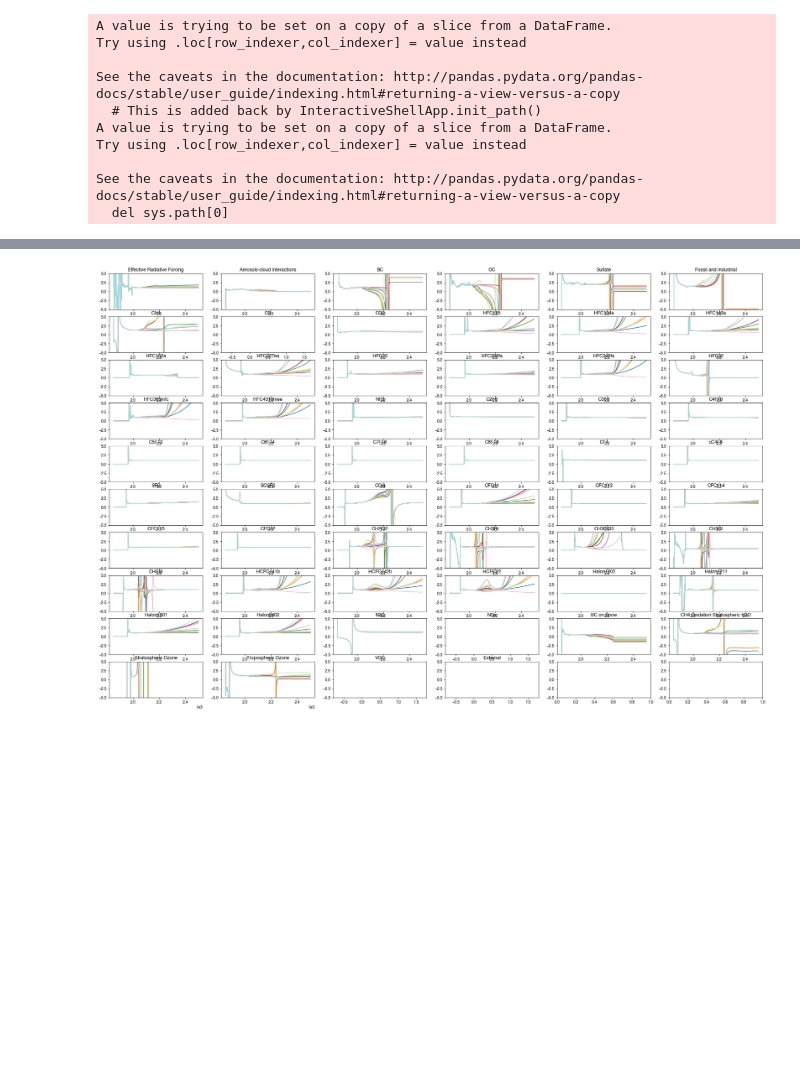
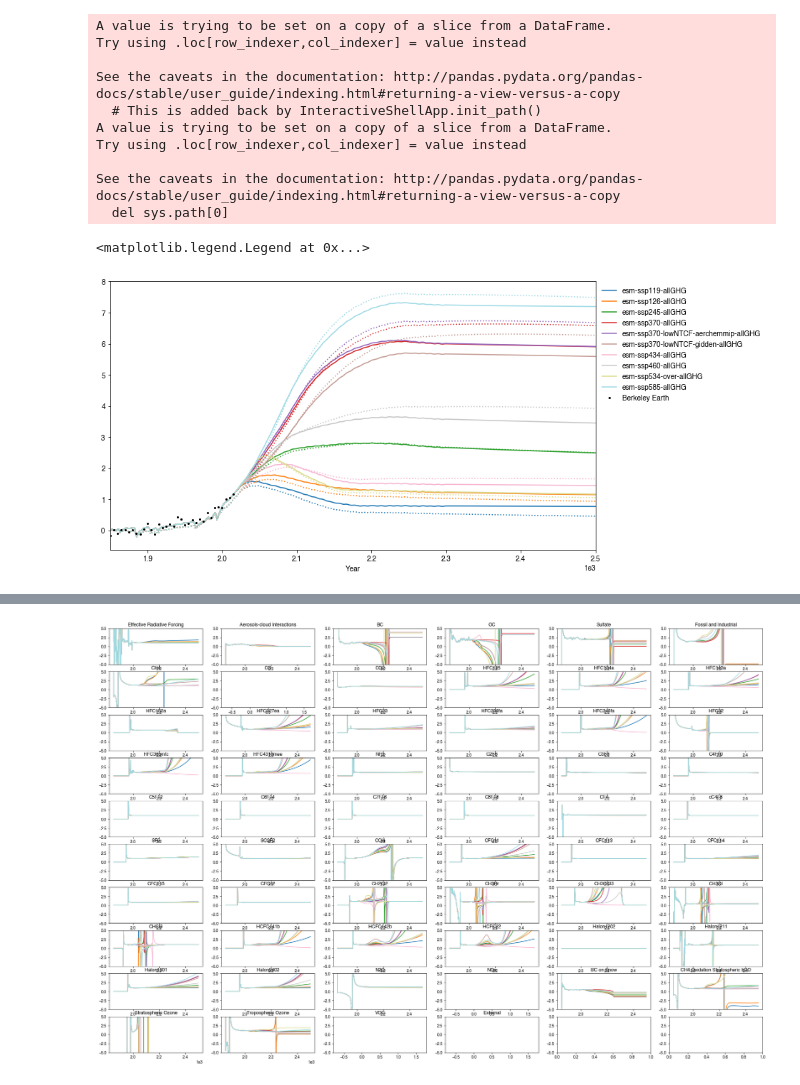
Before and after one commit to njleach/GIR, a Jupyter notebook: GIR/MAGICC_GIR.ipynb, the cells around one changed output, grey strips where cells are left out. Drawn from its saved outputs; the diff is of its cells as text; code cells hidden in the pictures; blank space fills up the shorter version.

```diff
--- a/GIR/MAGICC_GIR.ipynb
+++ b/GIR/MAGICC_GIR.ipynb
@@ -234,6 +256,29 @@ Try using .loc[row_indexer,col_indexer] = value instead
 
 See the caveats in the documentation: http://pandas.pydata.org/pandas-docs/stable/user_guide/indexing.html#returning-a-view-versus-a-copy
   del sys.path[0]
+# %%
+BE_GMST = pd.read_csv('http://berkeleyearth.lbl.gov/auto/Global/Land_and_Ocean_summary.txt',skiprows=48,index_col=0,usecols=[0,1],names=['Year','GMST'],delim_whitespace=True)
+b, a = sp.signal.butter(2, 0.1)
+BE_GMST['smooth'] = sp.signal.filtfilt(b, a, BE_GMST.values.flatten())
+
+scenario_list = all_forc_out.index.levels[1]
+
+colors = dict(zip(scenario_list,matplotlib.cm.tab20(np.linspace(0,1,scenario_list.size))))
+
+fig,ax = plt.subplots(figsize=(10,6))
+
+[ax.plot(ssp_GIR_run['T'][scen],label=scen,color=colors[scen]) for scen in scenario_list]
+[ax.plot(magicc_scm.loc[('World',scen,'Surface Air Temperature Change'),range(1850,2501)],color=colors[scen],ls=':') for scen in scenario_list]
+
+(BE_GMST['GMST'].iloc[::5]-BE_GMST.loc[1850:1900,'GMST'].mean()).plot(marker='o',c='k',lw=0,ms=2,label='Berkeley Earth')
+
+plt.tight_layout()
+ax.legend(loc='upper left',bbox_to_anchor=(1,1))
+
+# fig.savefig('./GIR_output/RCMIP/RCMIP_allGHG_TEMP.pdf',bbox_inches='tight',dpi=600)
+# %% [output]
+<matplotlib.legend.Legend at 0x...>
+[figure, added]
 # %%
 forc_list = all_forc_out.index.levels[2]
 scenario_list = all_forc_out.index.levels[1]
```
Also changed, not shown: parts of 12 cells of this notebook, 23 other files.
